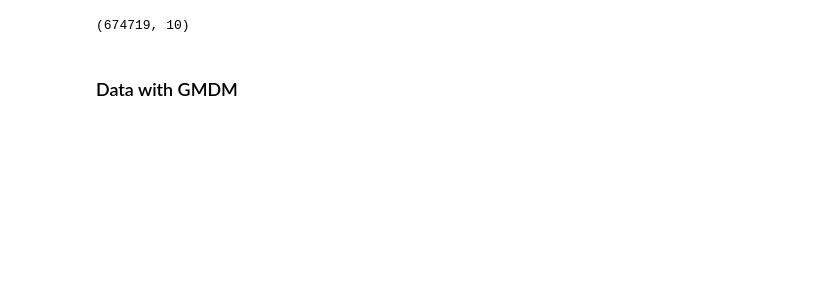
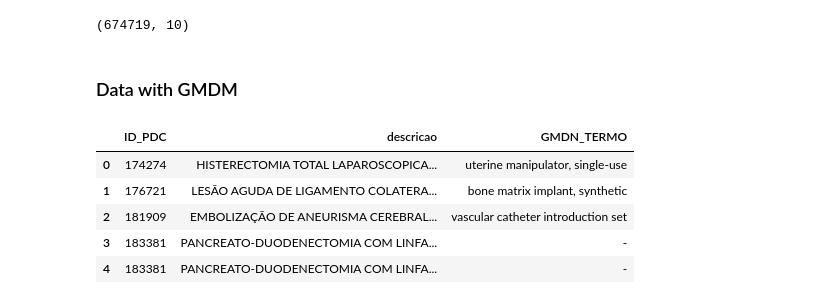
Before and after one commit to eliorodriguez/cemeai, a Jupyter notebook: Exploration.ipynb, the cells around one changed output. Cells and saved outputs as stored; diff of their text form; code cells hidden in the pictures; blank space fills up the shorter version.

```diff
--- a/Exploration.ipynb
+++ b/Exploration.ipynb
@@ -28,0 +60,9 @@ filter_data = data[(data["GMDN_TERMO"].notnull()) & (data["GMDN_TERMO"] != "-")]
+# %%
+filter_data.head()
+# %% [output]
+|  | ID_PDC | descricao | GMDN_TERMO |
+| 0 | 174274 | HISTERECTOMIA TOTAL LAPAROSCOPICA... | uterine manipulator, single-use |
+| 1 | 176721 | LESÃO AGUDA DE LIGAMENTO COLATERA... | bone matrix implant, synthetic |
+| 2 | 181909 | EMBOLIZAÇÃO DE ANEURISMA CEREBRAL... | vascular catheter introduction set |
+| 3 | 183381 | PANCREATO-DUODENECTOMIA COM LINFA... | - |
+| 4 | 183381 | PANCREATO-DUODENECTOMIA COM LINFA... | - |
```
Also changed, not shown: parts of 39 cells of this notebook.
